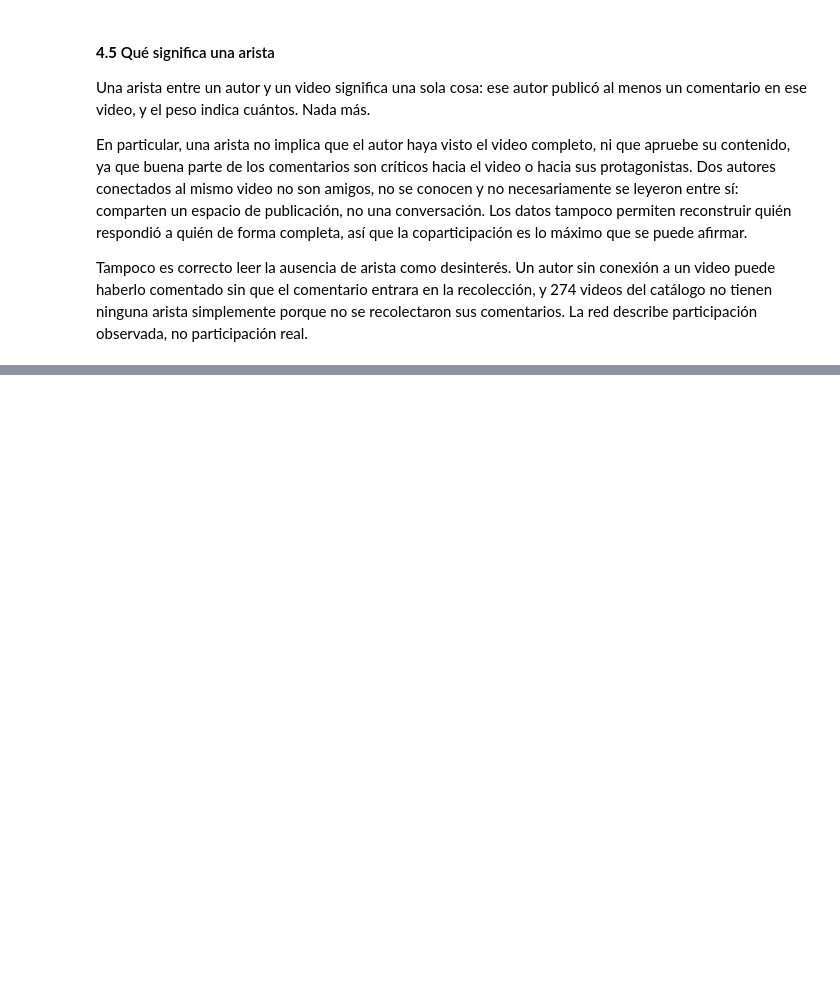
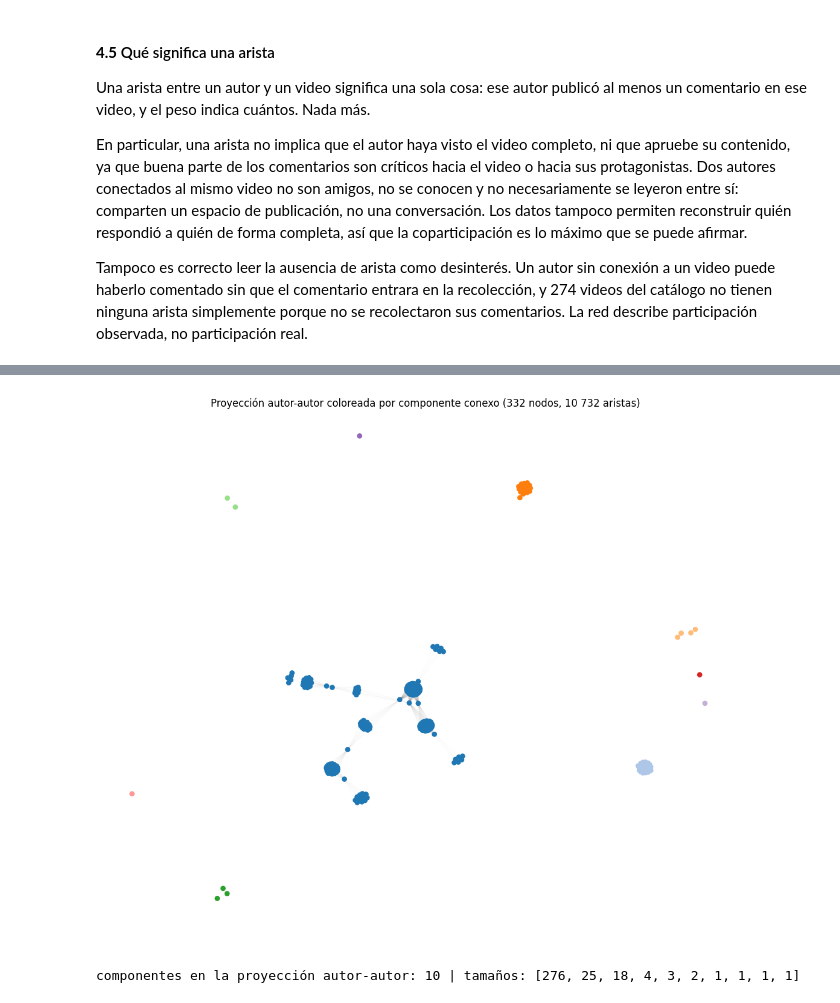
Before and after one commit to marcocarbajalb/lab6_DS, a Jupyter notebook: Laboratorio6_DS_Grupo7.ipynb, the cells around one changed output, grey strips where cells are left out. Saved outputs shown, nothing was run; the diff lists cells and outputs as text; code cells hidden in the pictures; blank space fills up the shorter version.

```diff
--- a/Laboratorio6_DS_Grupo7.ipynb
+++ b/Laboratorio6_DS_Grupo7.ipynb
@@ -1253,0 +1332,22 @@ Tampoco es correcto leer la ausencia de arista como desinterés. Un autor sin co
+# %%
+componentes_aa = list(nx.connected_components(P_autores))
+color_por_nodo = {}
+paleta = plt.cm.tab20(np.linspace(0, 1, 20))
+for i, comp in enumerate(sorted(componentes_aa, key=len, reverse=True)):
+    for n in comp:
+        color_por_nodo[n] = paleta[i % 20]
+
+fig, ax = plt.subplots(figsize=(10, 8.5))
+pos_a = nx.spring_layout(P_autores, k=0.12, seed=7, iterations=80)
+nx.draw_networkx_edges(P_autores, pos_a, alpha=0.02, width=0.4, ax=ax)
+nx.draw_networkx_nodes(P_autores, pos_a, node_size=22,
+                        node_color=[color_por_nodo[n] for n in P_autores.nodes()], ax=ax)
+ax.set_title('Proyección autor-autor coloreada por componente conexo (332 nodos, 10 732 aristas)')
+ax.axis('off')
+plt.tight_layout()
+plt.show()
+print('componentes en la proyección autor-autor:', len(componentes_aa),
+      '| tamaños:', sorted((len(c) for c in componentes_aa), reverse=True))
+# %% [output]
+[figure, added]
+componentes en la proyección autor-autor: 10 | tamaños: [276, 25, 18, 4, 3, 2, 1, 1, 1, 1]
```
Also changed, not shown: parts of 54 cells of this notebook, 1 other file.
